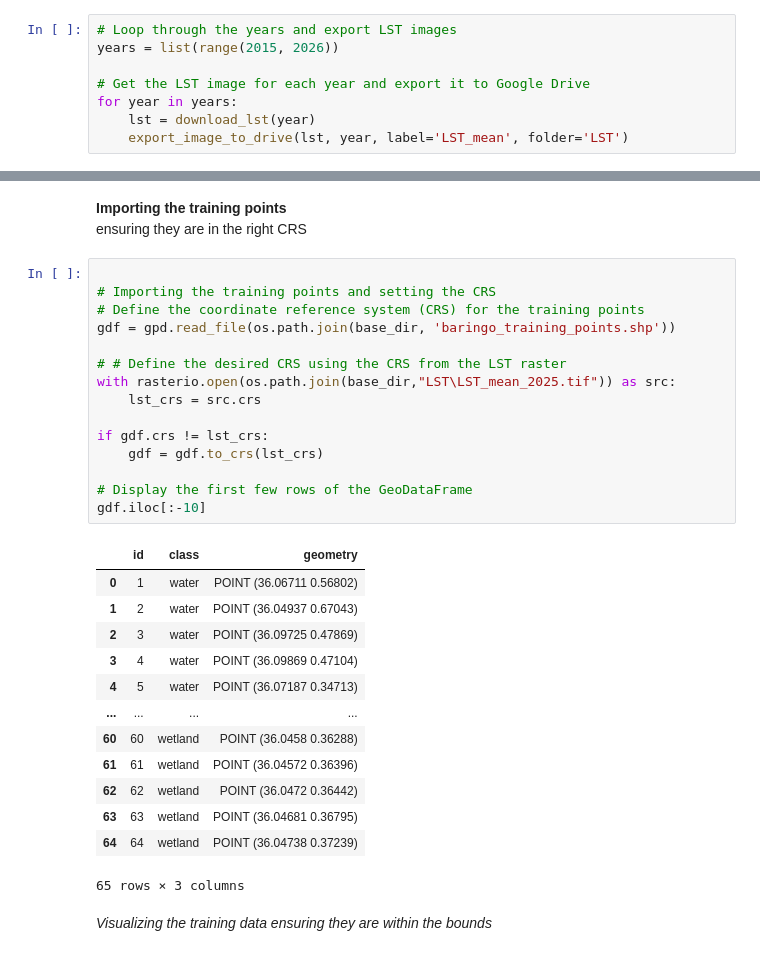
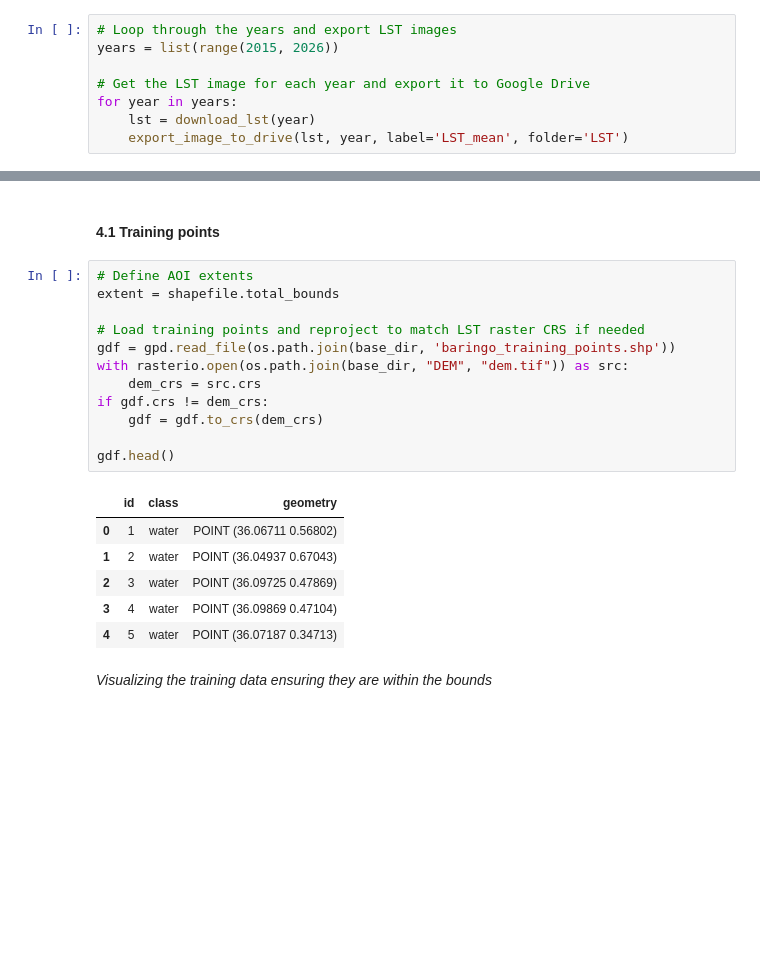
Before and after one commit to Ethel-Ogallo/wetland_delineation, a Jupyter notebook: Wetland_delienation/wetland_delineation_202507.ipynb, the cells around one changed output, grey strips where cells are left out. Cells and saved outputs as stored; diff of their text form; blank space fills up the shorter version.

Commit message:
Update on wetland delineation notebook

```diff
--- a/Wetland_delienation/wetland_delineation_202507.ipynb
+++ b/Wetland_delienation/wetland_delineation_202507.ipynb
@@ -354,35 +302,24 @@ print(extent)
-# %% [markdown]
-**Importing the training points**
-ensuring they are in the right CRS
+# %% [markdown]
+#### 4.1 Training points
 # %%
+# Define AOI extents
+extent = shapefile.total_bounds
 
-# Importing the training points and setting the CRS
-# Define the coordinate reference system (CRS) for the training points
+# Load training points and reproject to match LST raster CRS if needed
 gdf = gpd.read_file(os.path.join(base_dir, 'baringo_training_points.shp'))
+with rasterio.open(os.path.join(base_dir, "DEM", "dem.tif")) as src:
+    dem_crs = src.crs
+if gdf.crs != dem_crs:
+    gdf = gdf.to_crs(dem_crs)
 
-# # Define the desired CRS using the CRS from the LST raster
-with rasterio.open(os.path.join(base_dir,"LST\LST_mean_2025.tif")) as src:
-    lst_crs = src.crs
-
-if gdf.crs != lst_crs:
-    gdf = gdf.to_crs(lst_crs)
-
-# Display the first few rows of the GeoDataFrame
-gdf.iloc[:-10]
+gdf.head()
 # %% [output]
 |  | id | class | geometry |
 | 0 | 1 | water | POINT (36.06711 0.56802) |
 | 1 | 2 | water | POINT (36.04937 0.67043) |
 | 2 | 3 | water | POINT (36.09725 0.47869) |
 | 3 | 4 | water | POINT (36.09869 0.47104) |
 | 4 | 5 | water | POINT (36.07187 0.34713) |
-| ... | ... | ... | ... |
-| 60 | 60 | wetland | POINT (36.0458 0.36288) |
-| 61 | 61 | wetland | POINT (36.04572 0.36396) |
-| 62 | 62 | wetland | POINT (36.0472 0.36442) |
-| 63 | 63 | wetland | POINT (36.04681 0.36795) |
-| 64 | 64 | wetland | POINT (36.04738 0.37239) |
-65 rows × 3 columns
 # %% [markdown]
 *Visualizing the training data ensuring they are within the bounds*
 # %%
```
Also changed, not shown: parts of 45 cells of this notebook.
